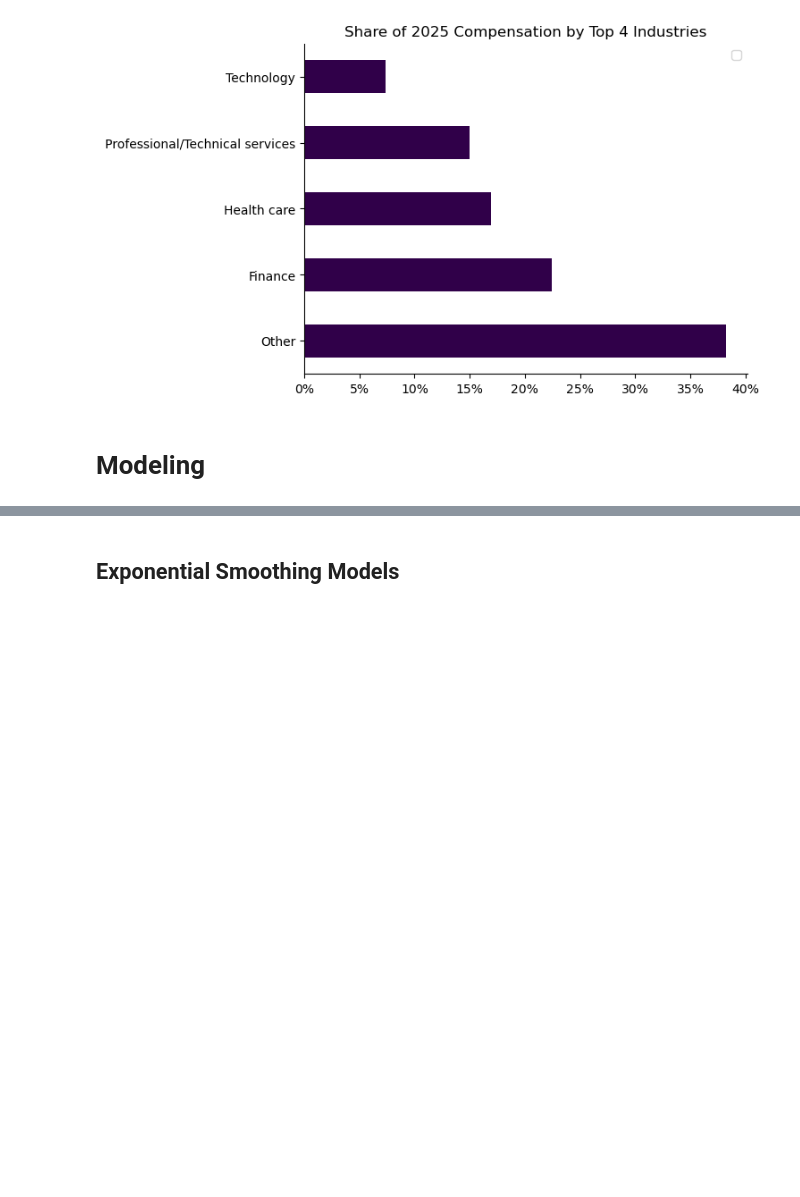
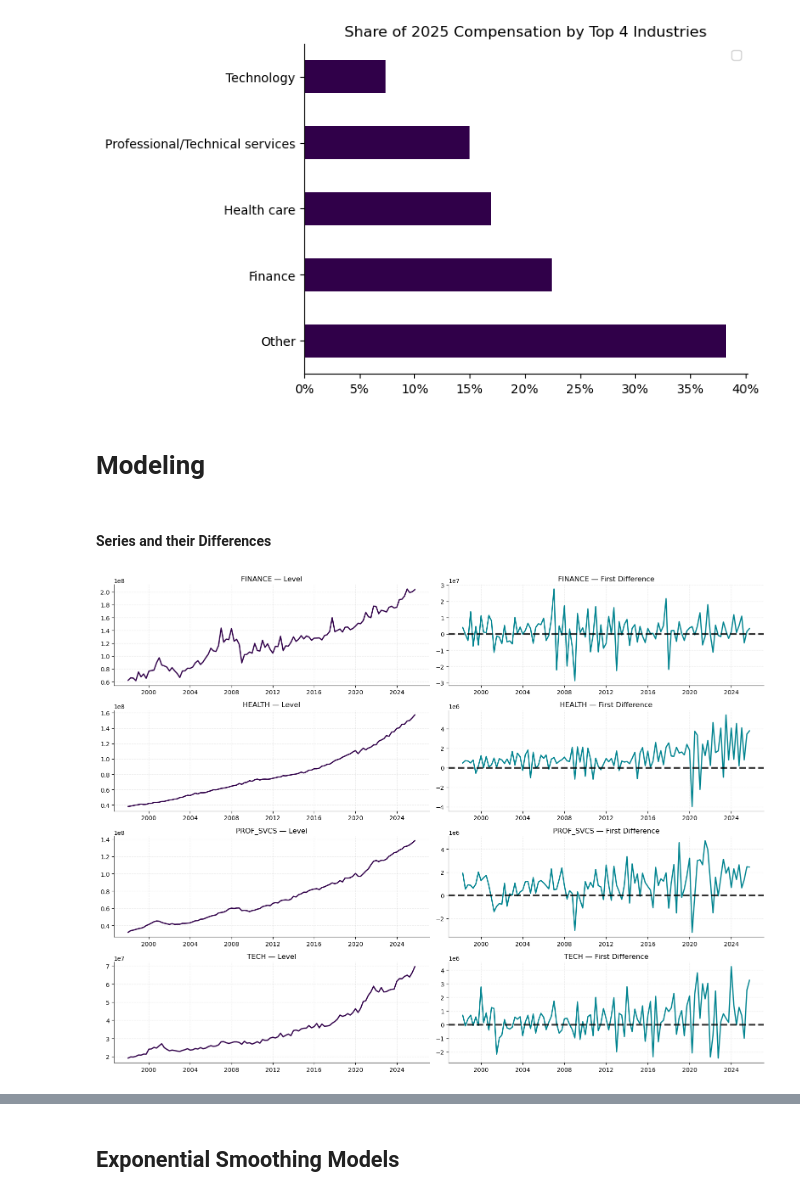
Before and after one commit to kpmccorm/test_may2026, a Jupyter notebook: final_proj.ipynb, the cells around one changed output, grey strips where cells are left out. Drawn from its saved outputs; the diff is of its cells as text; code cells hidden in the pictures; blank space fills up the shorter version.

```diff
--- a/final_proj.ipynb
+++ b/final_proj.ipynb
@@ -353,0 +442,42 @@ tech_train, tech_test = train_test_split(tech_diff)
+# %% [markdown]
+#### Series and their Differences
+# %%
+fig, axes = plt.subplots(4, 2, figsize=(16, 12), sharex=False)
+
+for i, s in enumerate(series_list):
+
+    # Left column: level series
+    axes[i, 0].plot(
+        s.index,
+        s.values,
+        linewidth=2,
+        c = palette[0]
+    )
+
+    axes[i, 0].set_title(f'{s.name.upper()} — Level')
+    axes[i, 0].grid(alpha=0.2)
+
+    # Right column: first difference
+    diff_s = s.diff().dropna()
+
+    axes[i, 1].plot(
+        diff_s.index,
+        diff_s.values,
+        linewidth=2,
+        color=palette[1]
+    )
+
+    axes[i, 1].axhline(
+        0,
+        linestyle='--',
+        color='black',
+        alpha=0.8
+    )
+
+    axes[i, 1].set_title(f'{s.name.upper()} — First Difference')
+    axes[i, 1].grid(alpha=0.2)
+
+plt.tight_layout()
+plt.show()
+# %% [output]
+[figure, added]
```
Also changed, not shown: parts of 32 cells of this notebook.
